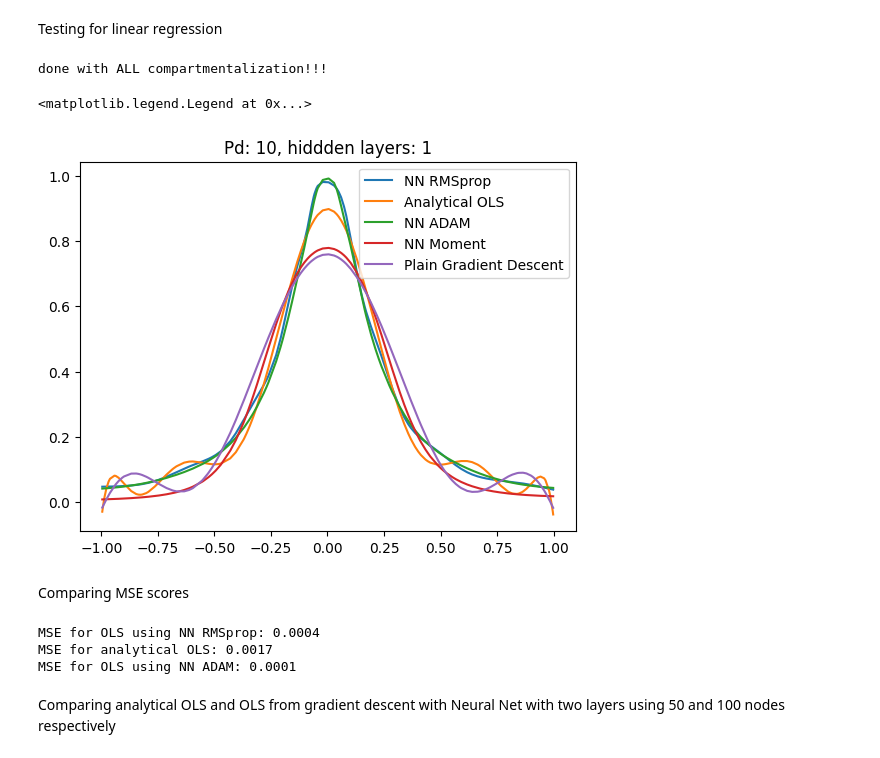
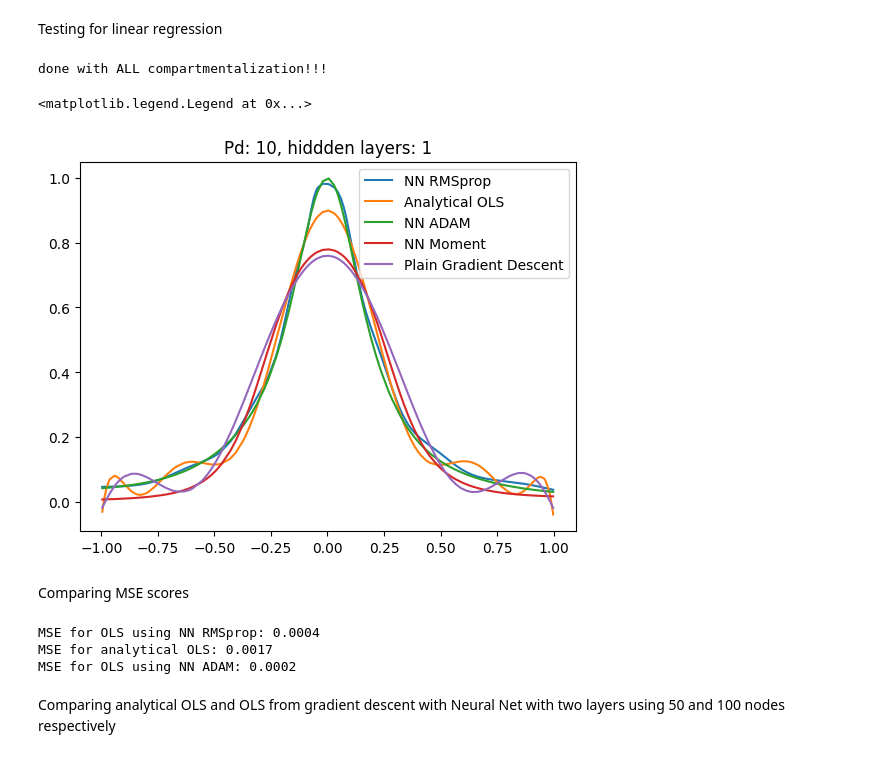
Before and after one commit to JVestly/Project-2, a Jupyter notebook: Code/tests_b.ipynb, the cells around one changed output. Saved outputs shown, nothing was run; the diff lists cells and outputs as text; code cells hidden in the pictures.

```diff
--- a/Code/tests_b.ipynb
+++ b/Code/tests_b.ipynb
@@ -139,7 +139,7 @@ linreg3.train_SGD(X_train, y_train, epochs=500, batch_size=32, learning_rate=0.1
 pred_Mom = linreg3.feed_forward(X_test)
 
 # ADAM
-LinReg = NeuralNetwork(1, [50,1], [sigmoid, sigmoid], [sigmoid_der, sigmoid_der], mse, mse_der)
+LinReg = NeuralNetwork(1, [50,1], [sigmoid, identity], [sigmoid_der, identity_der], mse, mse_der)
 LinReg.train_SGD(X_train, y_train, epochs=500, batch_size=32, learning_rate=0.1, functional=NN_ADAM)
 y_pred = LinReg.feed_forward(X_test)
 
@@ -157,34 +157,34 @@ n = 10
 X = polynomial_features(x_train, n)
 Y = polynomial_features(x_test, n)
 
 
 scaler = StandardScaler(with_mean=True, with_std=True)
 Xtr_s = scaler.fit_transform(X)
 Xte_s = scaler.transform(Y)
 
 y_mean = np.mean(y_train)
 y_centered = y_train - y_mean
 g = GradientDescent(Xtr_s,5000, y_train, eps=1e-5, l1=False)
 ols_betas = g.gradOrd(5000, eta=0.2)
 predGD = Xte_s@ols_betas + y_mean
 analytical_betas = ols(Xtr_s, y_train)
 predOls = Xte_s@analytical_betas + y_mean
 
 sort_indices = np.argsort(x_test.flatten())
 print("done with ALL compartmentalization!!!")
 
 plt.plot(x_test[sort_indices], pred_[sort_indices], label="NN RMSprop")
 plt.plot(x_test[sort_indices], predOls[sort_indices], label="Analytical OLS")
 plt.plot(x_test[sort_indices], y_pred[sort_indices], label="NN ADAM")
 plt.plot(x_test[sort_indices], pred_Mom[sort_indices], label="NN Moment")
 plt.plot(x_test[sort_indices], predGD[sort_indices], label="Plain Gradient Descent")
 plt.title("Pd: 10, hiddden layers: 1")
 #plt.plot(x,y, label="Runge")
 plt.legend()
 # %% [output]
 done with ALL compartmentalization!!!
 <matplotlib.legend.Legend at 0x...>
-[figure, old version]
+[figure, new version]
 # %% [markdown]
 Comparing MSE scores
 # %%
@@ -194,7 +194,7 @@ print("MSE for OLS using NN ADAM:", round(mse(y_pred.flatten(), y_test), 4))
 # %% [output]
 MSE for OLS using NN RMSprop: 0.0004
 MSE for analytical OLS: 0.0017
-MSE for OLS using NN ADAM: 0.0001
+MSE for OLS using NN ADAM: 0.0002
 # %% [markdown]
 Comparing analytical OLS and OLS from gradient descent with Neural Net with two layers using 50 and 100 nodes respectively
 # %%
```
Also changed, not shown: parts of 4 cells of this notebook.
